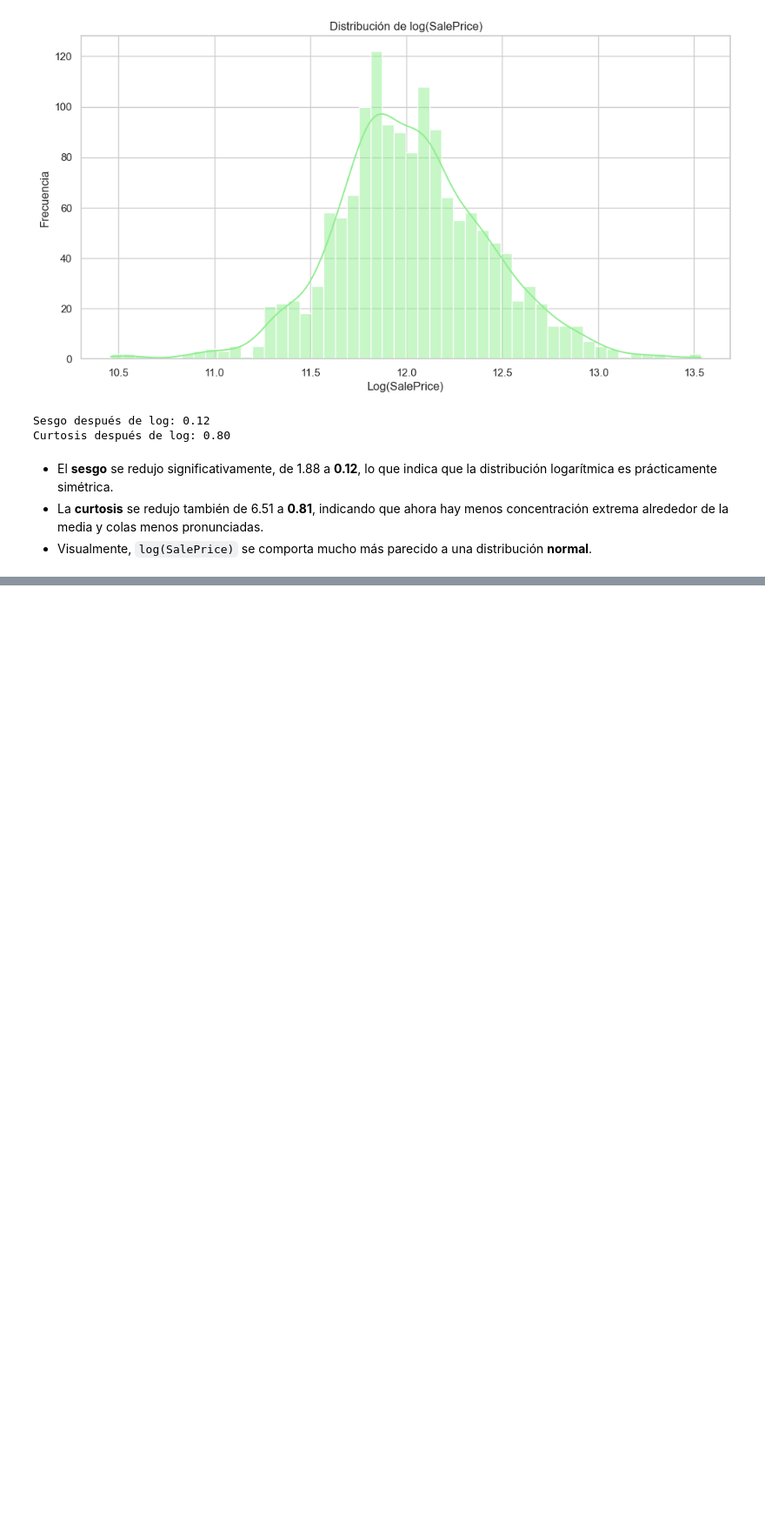
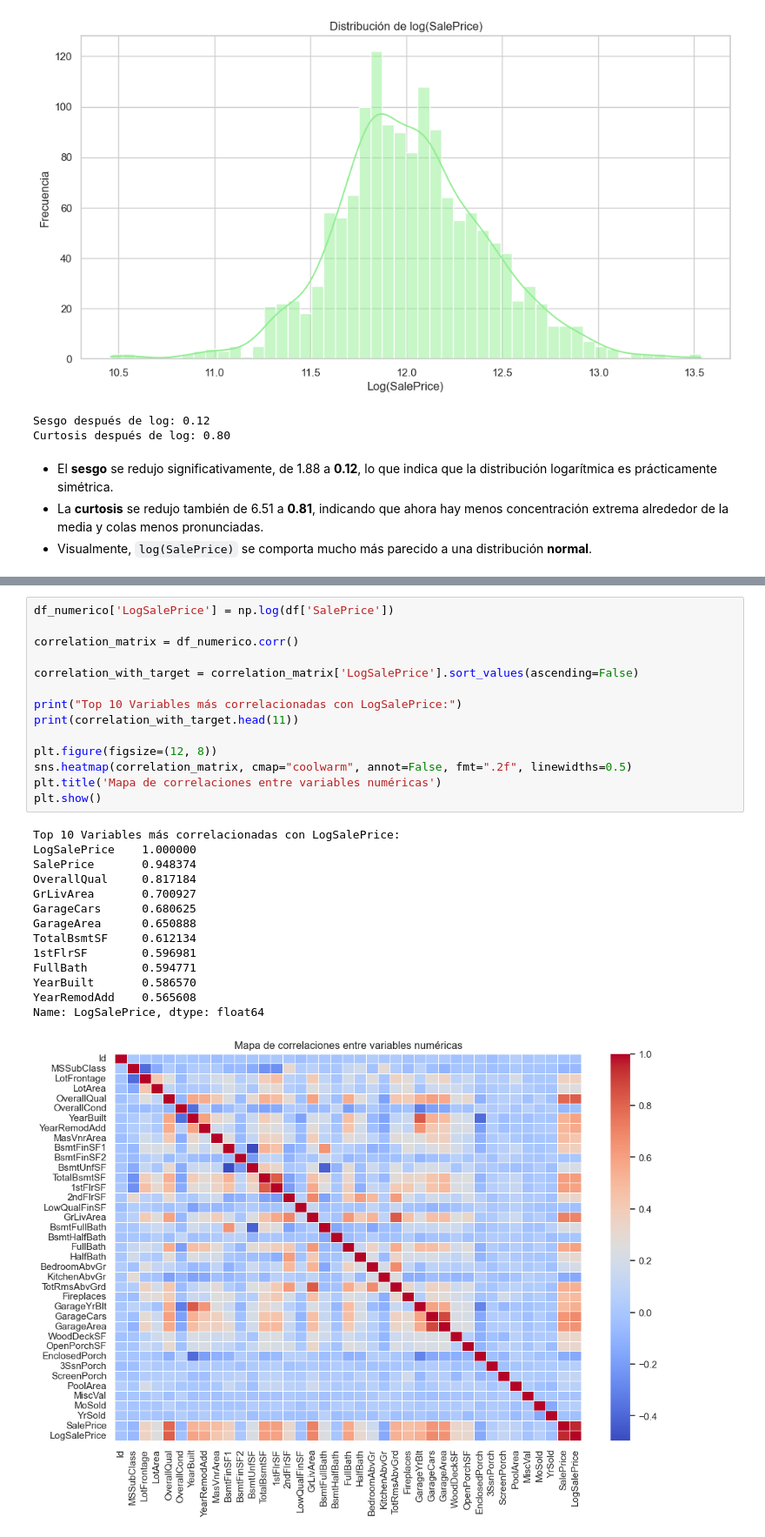
Before and after one commit to Gxrco/HT3-DM, a Jupyter notebook: notebook.ipynb, the cells around one changed output, grey strips where cells are left out. Shown at 87% size. Drawn from its saved outputs; the diff is of its cells as text; blank space fills up the shorter version.

Commit message:
feat: some Correlation and Key Relationships

```diff
--- a/notebook.ipynb
+++ b/notebook.ipynb
@@ -332,0 +346,29 @@ Curtosis después de log: 0.80
+# %%
+df_numerico['LogSalePrice'] = np.log(df['SalePrice'])
+
+correlation_matrix = df_numerico.corr()
+
+correlation_with_target = correlation_matrix['LogSalePrice'].sort_values(ascending=False)
+
+print("Top 10 Variables más correlacionadas con LogSalePrice:")
+print(correlation_with_target.head(11))
+
+plt.figure(figsize=(12, 8))
+sns.heatmap(correlation_matrix, cmap="coolwarm", annot=False, fmt=".2f", linewidths=0.5)
+plt.title('Mapa de correlaciones entre variables numéricas')
+plt.show()
+# %% [output]
+Top 10 Variables más correlacionadas con LogSalePrice:
+LogSalePrice    1.000000
+SalePrice       0.948374
+OverallQual     0.817184
+GrLivArea       0.700927
+GarageCars      0.680625
+GarageArea      0.650888
+TotalBsmtSF     0.612134
+1stFlrSF        0.596981
+FullBath        0.594771
+YearBuilt       0.586570
+YearRemodAdd    0.565608
+Name: LogSalePrice, dtype: float64
+[figure, added]
```
Also changed, not shown: parts of 2 cells of this notebook.
